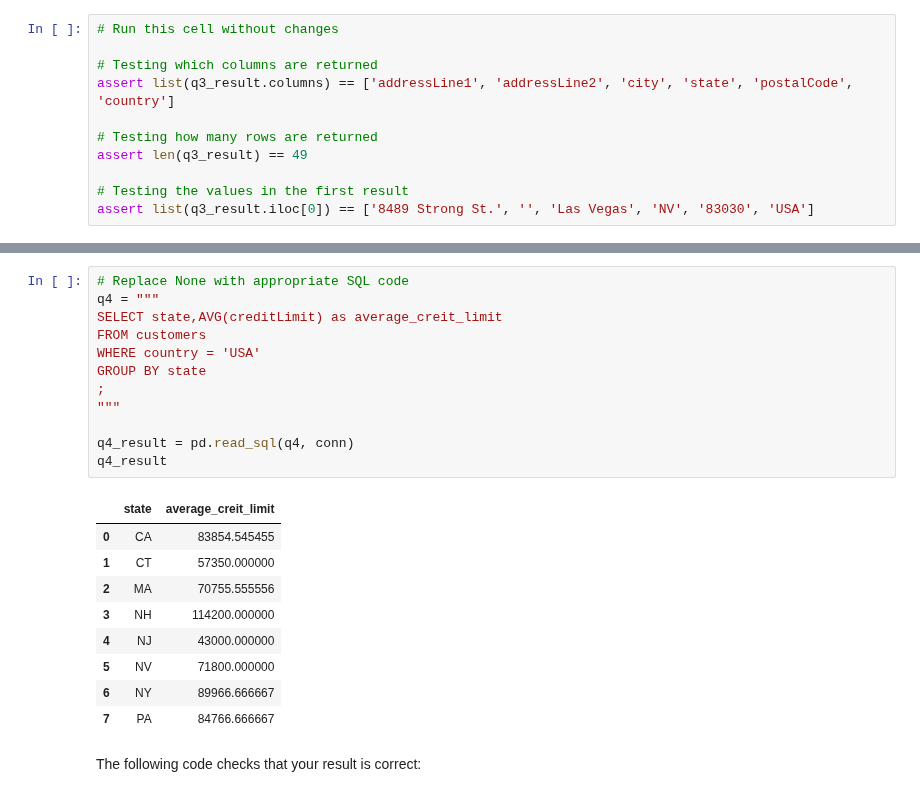
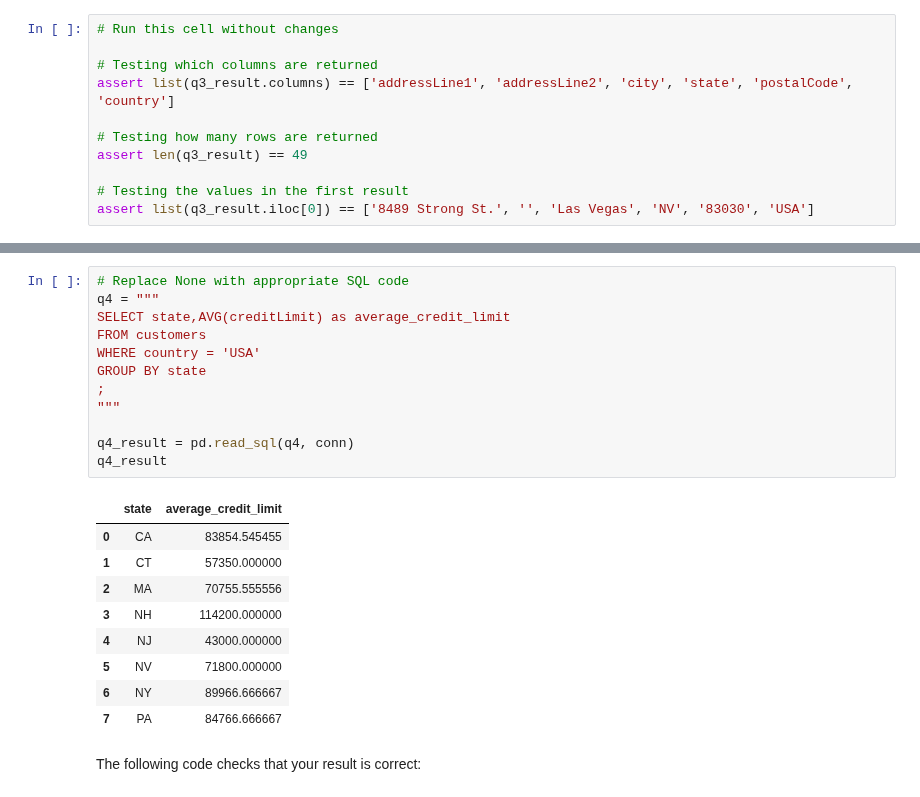
Before and after one commit to yasiSriLanka/dsc-sql-lab, a Jupyter notebook: index.ipynb, the cells around one changed output, grey strips where cells are left out. Saved outputs shown, nothing was run; the diff lists cells and outputs as text.

```diff
--- a/index.ipynb
+++ b/index.ipynb
@@ -243,17 +243,17 @@ The two fields selected should be `state` and `average_credit_limit`, which is t
 # %%
 # Replace None with appropriate SQL code
 q4 = """
-SELECT state,AVG(creditLimit) as average_creit_limit
+SELECT state,AVG(creditLimit) as average_credit_limit
 FROM customers
 WHERE country = 'USA'
 GROUP BY state
 ;
 """
 
 q4_result = pd.read_sql(q4, conn)
 q4_result
 # %% [output]
-|  | state | average_creit_limit |
+|  | state | average_credit_limit |
 | 0 | CA | 83854.545455 |
 | 1 | CT | 57350.000000 |
 | 2 | MA | 70755.555556 |
```
Also changed, not shown: parts of 1 cell of this notebook.
